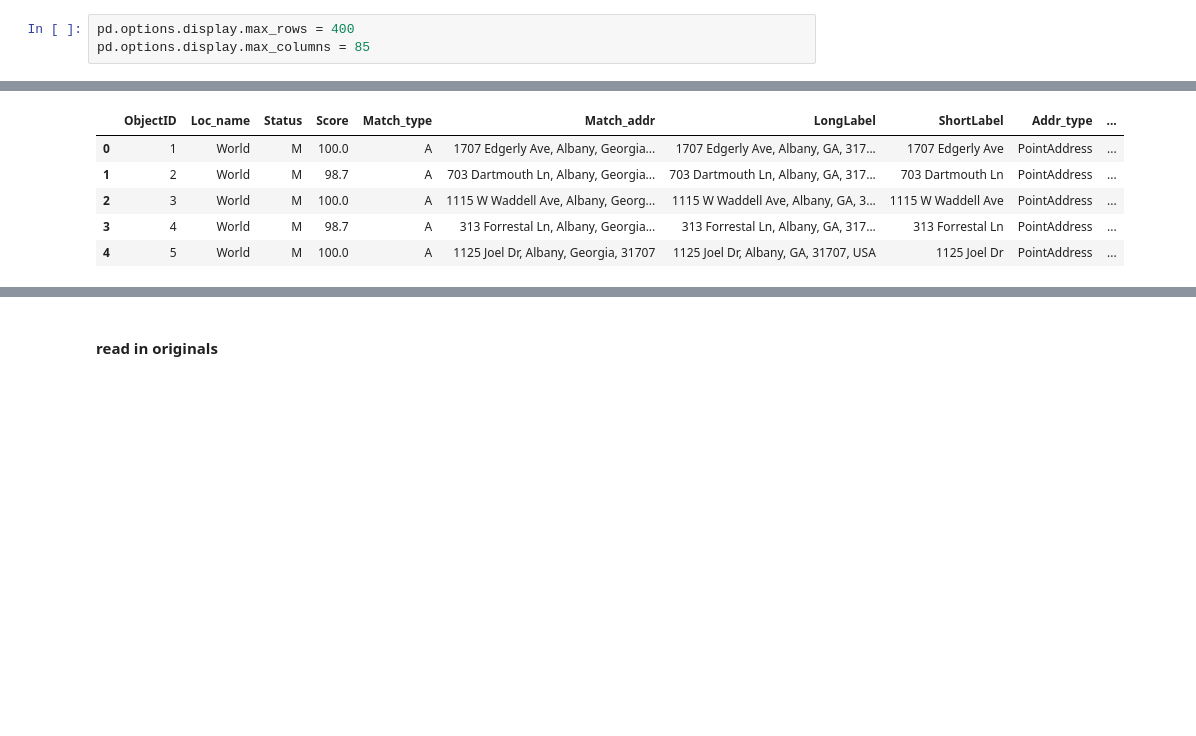
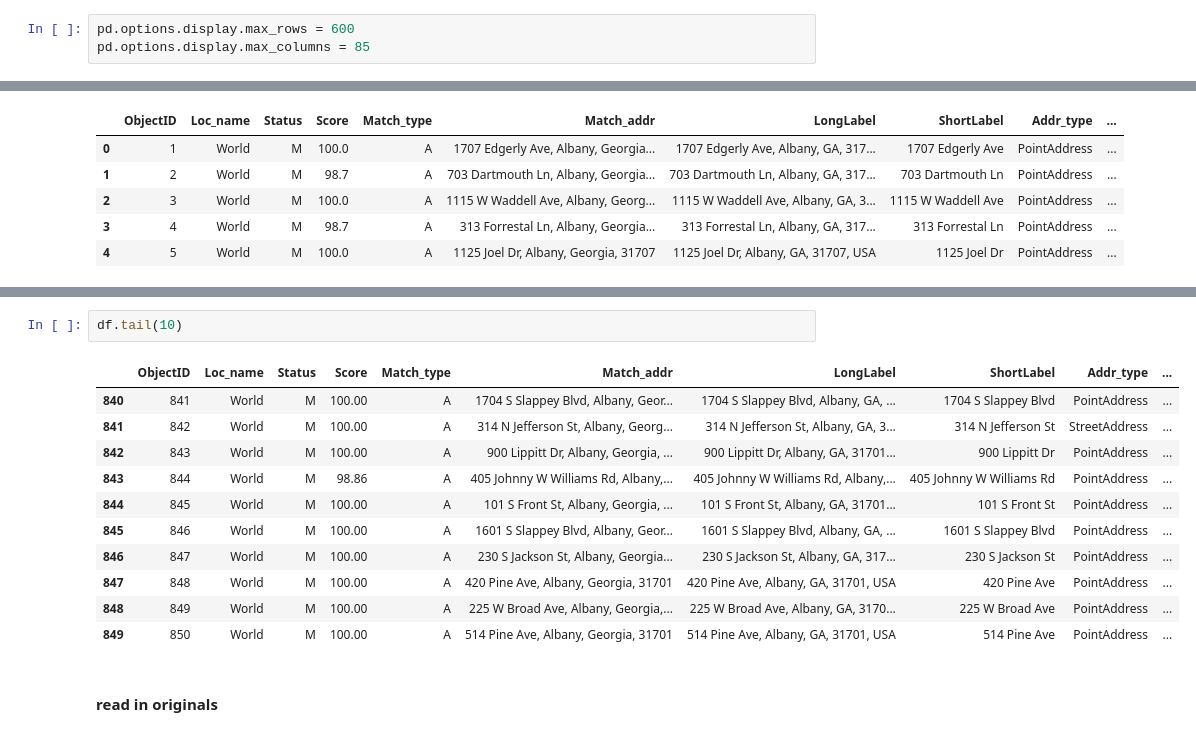
Before and after one commit to asensio-lab/albany-housing-analytics, a Jupyter notebook: preprocessing/housing/housing_data_read_v02.ipynb, the cells around one changed output, grey strips where cells are left out. Drawn from its saved outputs; the diff is of its cells as text; blank space fills up the shorter version.

```diff
--- a/preprocessing/housing/housing_data_read_v02.ipynb
+++ b/preprocessing/housing/housing_data_read_v02.ipynb
@@ -12,7 +12,7 @@ from sklearn.linear_model import LinearRegression
 import os
 import Levenshtein
 # %%
-pd.options.display.max_rows = 400
+pd.options.display.max_rows = 600
 pd.options.display.max_columns = 85
 # %% [markdown]
 #### read in geocoded
@@ -45,3 +29,17 @@ df[df['ShortLabel'].str.contains("Whispering Pines")]
+# %%
+df.tail(10)
+# %% [output]
+|  | ObjectID | Loc_name | Status | Score | Match_type | Match_addr | LongLabel | ShortLabel | Addr_type | ... |
+| 840 | 841 | World | M | 100.00 | A | 1704 S Slappey Blvd, Albany, Geor... | 1704 S Slappey Blvd, Albany, GA, ... | 1704 S Slappey Blvd | PointAddress | ... |
+| 841 | 842 | World | M | 100.00 | A | 314 N Jefferson St, Albany, Georg... | 314 N Jefferson St, Albany, GA, 3... | 314 N Jefferson St | StreetAddress | ... |
+| 842 | 843 | World | M | 100.00 | A | 900 Lippitt Dr, Albany, Georgia, ... | 900 Lippitt Dr, Albany, GA, 31701... | 900 Lippitt Dr | PointAddress | ... |
+| 843 | 844 | World | M | 98.86 | A | 405 Johnny W Williams Rd, Albany,... | 405 Johnny W Williams Rd, Albany,... | 405 Johnny W Williams Rd | PointAddress | ... |
+| 844 | 845 | World | M | 100.00 | A | 101 S Front St, Albany, Georgia, ... | 101 S Front St, Albany, GA, 31701... | 101 S Front St | PointAddress | ... |
+| 845 | 846 | World | M | 100.00 | A | 1601 S Slappey Blvd, Albany, Geor... | 1601 S Slappey Blvd, Albany, GA, ... | 1601 S Slappey Blvd | PointAddress | ... |
+| 846 | 847 | World | M | 100.00 | A | 230 S Jackson St, Albany, Georgia... | 230 S Jackson St, Albany, GA, 317... | 230 S Jackson St | PointAddress | ... |
+| 847 | 848 | World | M | 100.00 | A | 420 Pine Ave, Albany, Georgia, 31701 | 420 Pine Ave, Albany, GA, 31701, USA | 420 Pine Ave | PointAddress | ... |
+| 848 | 849 | World | M | 100.00 | A | 225 W Broad Ave, Albany, Georgia,... | 225 W Broad Ave, Albany, GA, 3170... | 225 W Broad Ave | PointAddress | ... |
+| 849 | 850 | World | M | 100.00 | A | 514 Pine Ave, Albany, Georgia, 31701 | 514 Pine Ave, Albany, GA, 31701, USA | 514 Pine Ave | PointAddress | ... |
 # %% [markdown]
 #### read in originals
 # %%
```
Also changed, not shown: parts of 78 cells of this notebook.
